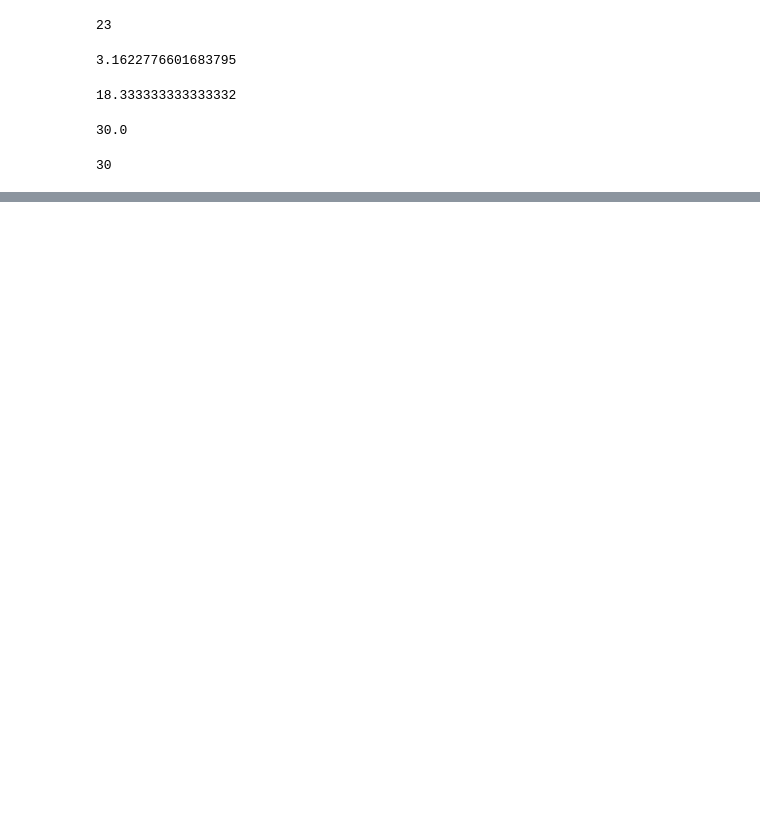
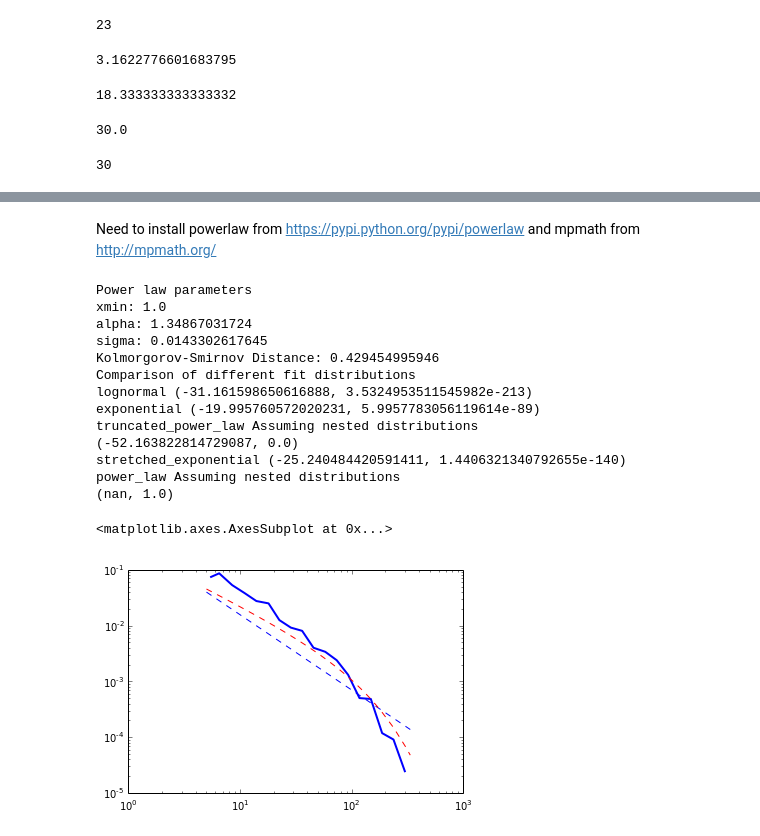
Before and after one commit to bmkessler/Kaggle_Social_Circles, a Jupyter notebook: BK_scratch.ipynb, the cells around one changed output, grey strips where cells are left out. Saved outputs shown, nothing was run; the diff lists cells and outputs as text; code cells hidden in the pictures; blank space fills up the shorter version.

```diff
--- a/BK_scratch.ipynb
+++ b/BK_scratch.ipynb
@@ -159,0 +344,33 @@ np.inner(b,b)
+# %% [markdown]
+Need to install powerlaw from https://pypi.python.org/pypi/powerlaw and mpmath from http://mpmath.org/
+# %%
+import powerlaw
+
+fit = powerlaw.Fit(circlesizes,xmin=1.0)
+print 'Power law parameters'
+print 'xmin:', fit.xmin
+print 'alpha:', fit.power_law.alpha
+print 'sigma:', fit.power_law.sigma
+print 'Kolmorgorov-Smirnov Distance:', fit.power_law.D
+print 'Comparison of different fit distributions'
+for fitname in fit.supported_distributions:
+    if fit.supported_distributions[fitname]: print fitname, fit.distribution_compare('power_law', fitname ,normalized_ratio=True)
+fig = fit.plot_pdf(color='b', linewidth=2)
+fit.power_law.plot_pdf(color='b', linestyle='--', ax=fig)
+fit.truncated_power_law.plot_pdf(color='r', linestyle='--', ax=fig)
+# %% [output]
+Power law parameters
+xmin: 1.0
+alpha: 1.34867031724
+sigma: 0.0143302617645
+Kolmorgorov-Smirnov Distance: 0.429454995946
+Comparison of different fit distributions
+lognormal (-31.161598650616888, 3.5324953511545982e-213)
+exponential (-19.995760572020231, 5.9957783056119614e-89)
+truncated_power_law Assuming nested distributions
+(-52.163822814729087, 0.0)
+stretched_exponential (-25.240484420591411, 1.4406321340792655e-140)
+power_law Assuming nested distributions
+(nan, 1.0)
+<matplotlib.axes.AxesSubplot at 0x...>
+[figure, added]
```
Also changed, not shown: parts of 35 cells of this notebook, 1 other file.
